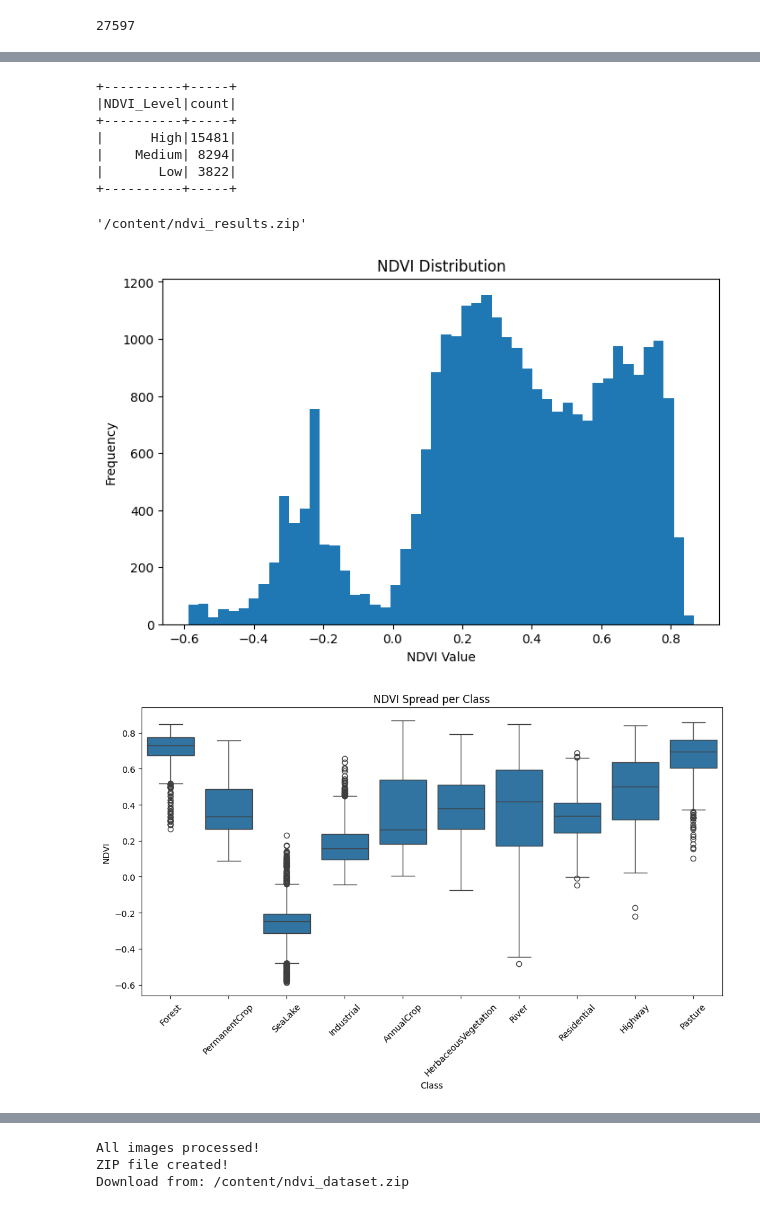
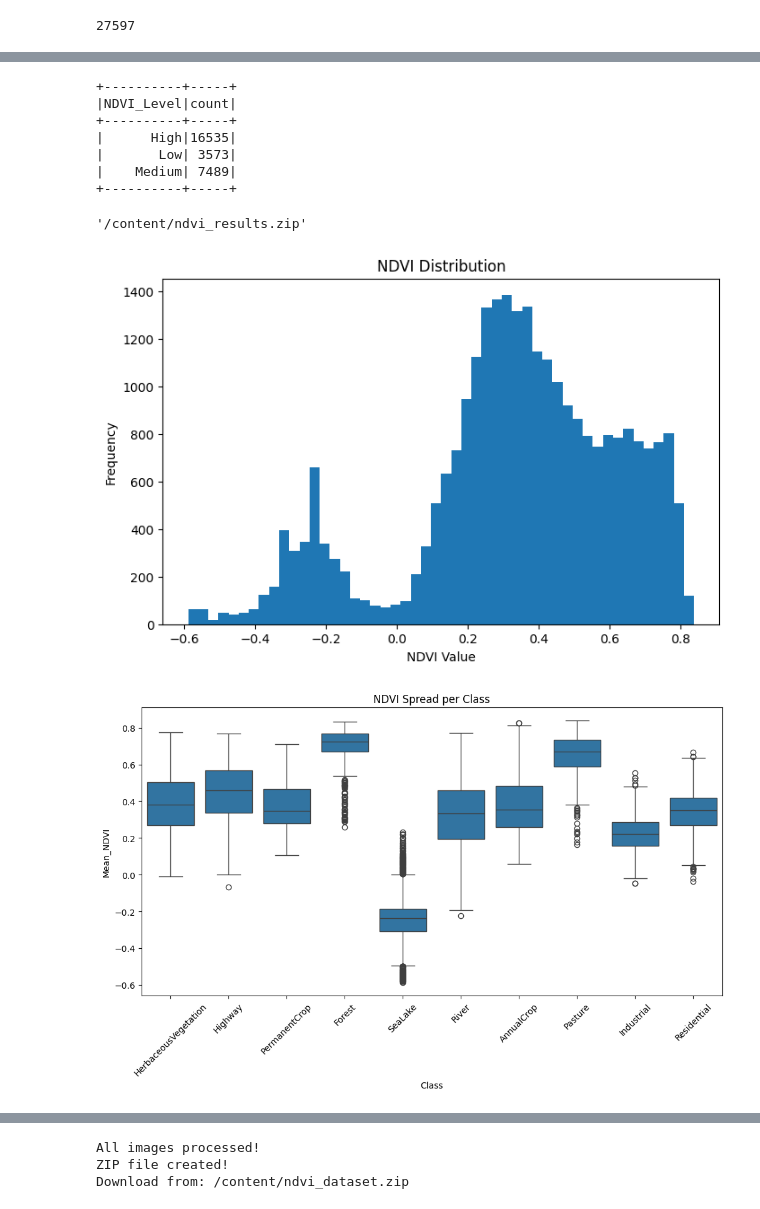
Before and after one commit to Sanjay-Chauhan52/Satellite-Based-Geospatial-Characterization-using-NDVI, a Jupyter notebook: notebook.ipynb, the cells around one changed output, grey strips where cells are left out. Cells and saved outputs as stored; diff of their text form; code cells hidden in the pictures.

```diff
--- a/notebook.ipynb
+++ b/notebook.ipynb
@@ -120,3 +135,8 @@ def compute_ndvi(record):
 # %%
-ndvi_rdd = rdd.map(compute_ndvi)
-clean_rdd = ndvi_rdd.filter(lambda x: x[2] is not None)
+ndvi_rdd = (
+    rdd
+    .map(compute_ndvi)
+    .filter(lambda x: x is not None)
+)
+
+print("Valid images =", ndvi_rdd.count())
@@ -182,0 +145,13 @@ result.show()
+# %%
+columns = [
+    "Image_Path",
+    "Class",
+    "Mean_NDVI",
+    "Std_NDVI",
+    "Min_NDVI",
+    "Max_NDVI"
+]
+
+df = spark.createDataFrame(ndvi_rdd, columns)
+
+df.show(5)
@@ -352,8 +363,6 @@ sample_rdd = rdd.sample(False, 0.2)
 ndvi_rdd = sample_rdd.map(compute_ndvi).cache()
 # %%
 clean_rdd = ndvi_rdd.filter(lambda x: x[2] is not None)
-# %%
-df = spark.createDataFrame(clean_rdd, ["Image", "Class", "NDVI"])
 # %%
 df.cache()
 df.count()
@@ -461,8 +502,6 @@ rdd = spark.sparkContext.parallelize(data, 8)
 ndvi_rdd = rdd.map(compute_ndvi).cache()
 # %%
 clean_rdd = ndvi_rdd.filter(lambda x: x[2] is not None)
-# %%
-df = spark.createDataFrame(clean_rdd, ["Image", "Class", "NDVI"])
 # %%
 df.cache()
 df.count()
@@ -490,8 +540,8 @@ from pyspark.sql.functions import when
 
 ndvi_category_df = df.withColumn(
     "NDVI_Level",
-    when(df.NDVI <= 0, "Low")
-    .when((df.NDVI > 0) & (df.NDVI <= 0.3), "Medium")
+    when(df.Mean_NDVI <= 0, "Low")
+    .when((df.Mean_NDVI > 0) & (df.Mean_NDVI <= 0.3), "Medium")
     .otherwise("High")
 )
 
@@ -500,9 +550,9 @@ ndvi_category_df.groupBy("NDVI_Level").count().show()
 +----------+-----+
 |NDVI_Level|count|
 +----------+-----+
-|      High|15481|
-|    Medium| 8294|
-|       Low| 3822|
+|      High|16535|
+|       Low| 3573|
+|    Medium| 7489|
 +----------+-----+
 # %%
 df.write.csv("final_ndvi_results", header=True)
@@ -516,31 +566,31 @@ shutil.make_archive("ndvi_results", 'zip', "final_ndvi_results")
 from google.colab import files
 files.download("ndvi_results.zip")
 # %%
-pdf = df.select("NDVI").toPandas()
+pdf = df.select("Mean_NDVI").toPandas()
 
 import matplotlib.pyplot as plt
 
 plt.figure(figsize=(8,5))
-plt.hist(pdf["NDVI"], bins=50)
+plt.hist(pdf["Mean_NDVI"], bins=50)
 plt.title("NDVI Distribution")
 plt.xlabel("NDVI Value")
 plt.ylabel("Frequency")
 plt.show()
 # %% [output]
-[figure, old version]
+[figure, new version]
 # %%
 pdf = df.toPandas()
 
 import seaborn as sns
 import matplotlib.pyplot as plt
 
 plt.figure(figsize=(12,6))
-sns.boxplot(x="Class", y="NDVI", data=pdf)
+sns.boxplot(x="Class", y="Mean_NDVI", data=pdf)
 plt.xticks(rotation=45)
 plt.title("NDVI Spread per Class")
 plt.show()
 # %% [output]
-[figure, old version]
+[figure, new version]
 # %%
 pdf2 = df.groupBy("Class").count().toPandas()
 
```
Also changed, not shown: parts of 34 cells of this notebook.
